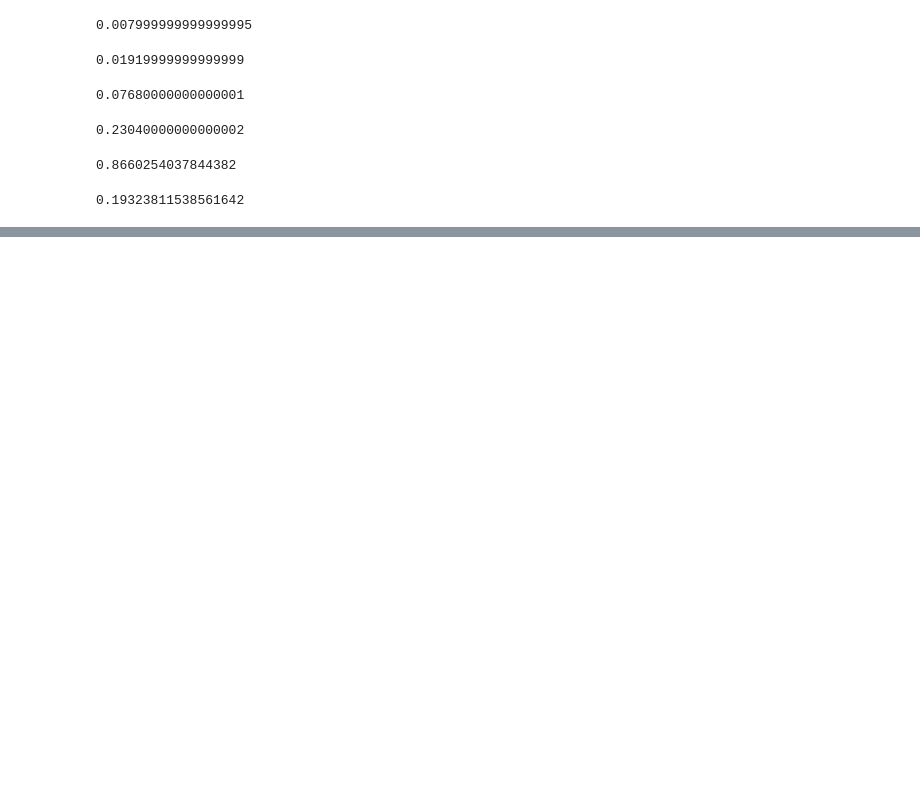
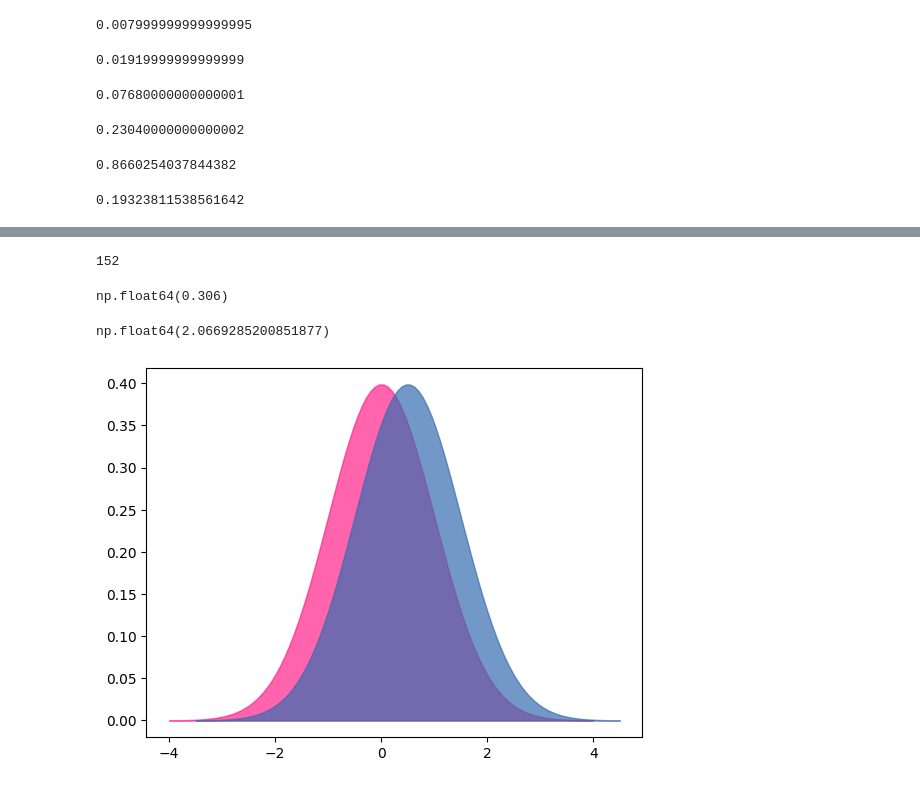
Before and after one commit to Cyrusz55/Cyrus-DataAnalysis-notebook, a Jupyter notebook: luxdev 13th.ipynb, the cells around one changed output, grey strips where cells are left out. Saved outputs shown, nothing was run; the diff lists cells and outputs as text; code cells hidden in the pictures; blank space fills up the shorter version.

```diff
--- a/luxdev 13th.ipynb
+++ b/luxdev 13th.ipynb
@@ -947,0 +1102,13 @@ print(p_value)
+# %%
+# females above threshold
+f_above_thresh = sum(female_sample> overlap_thresh)
+print(f_above_thresh)
+# %% [output]
+152
+# %%
+# calculating the overlap(area_under_the_curve)
+# calculating the overlap
+overlap = m_below_thresh / len(male_sample) + f_above_thresh / len(female_sample)
+overlap
+# %% [output]
+np.float64(0.306)
@@ -947,0 +1137,24 @@ print(p_value)
+# %%
+# calculating cohen's d for the male sample and female sample
+
+Cohen_d(male_sample, female_sample)
+# 0.2-0.49 small difference, 0.5-0.79 medium difference, > 0.8 big difference
+# %% [output]
+np.float64(2.0669285200851877)
+# %%
+def plot_pdfs(cohen_d = 2):
+    """Plot PDFs for distributions that differ by some number of of stds.
+    cohen_d: number of standard deviations between the means
+    """
+    group1 = stats.norm(0, 1)
+    group2 = stats.norm(cohen_d, 1)
+    xs, ys = evaluate_PDF(group1)
+    plt.fill_between(xs, ys, label='Group1', color='#ff2289', alpha=0.7)
+
+    xs, ys = evaluate_PDF(group2)
+    plt.fill_between(xs, ys, label='Group2', color='#376cb0', alpha=0.7)
+    plt.show()
+# %%
+plot_pdfs(0.5)
+# %% [output]
+[figure, added]
```
Also changed, not shown: parts of 37 cells of this notebook, 3 other files.
